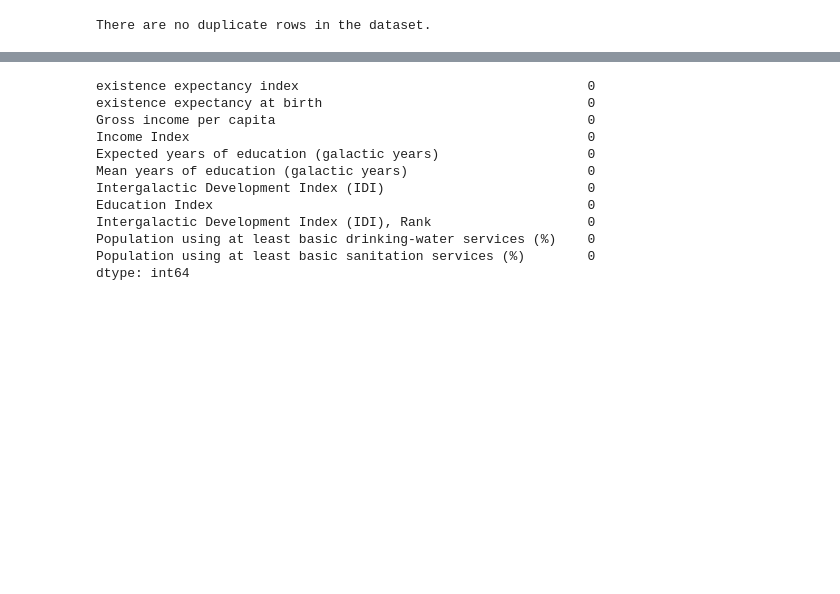
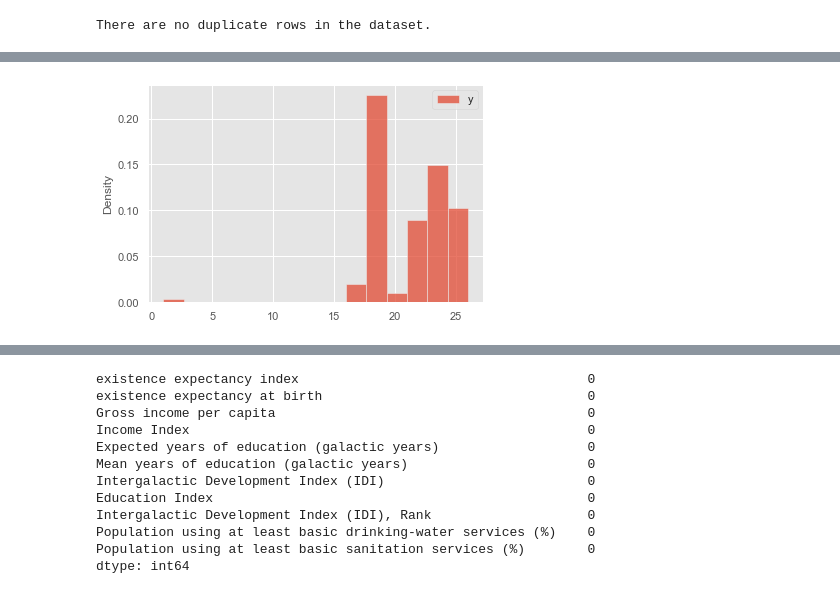
Before and after one commit to kamalzada/Python-codes, a Jupyter notebook: git_repository/Python-capstone-data2.ipynb, the cells around one changed output, grey strips where cells are left out. Cells and saved outputs as stored; diff of their text form; code cells hidden in the pictures; blank space fills up the shorter version.

```diff
--- a/git_repository/Python-capstone-data2.ipynb
+++ b/git_repository/Python-capstone-data2.ipynb
@@ -203,0 +182,5 @@ df['galactic year'] = df['galactic year'].astype('O')
+# %%
+sns.histplot(data=df.groupby('galaxy').count()['y'].to_frame(), stat='density')
+plt.show()
+# %% [output]
+[figure, added]
```
Also changed, not shown: parts of 23 cells of this notebook.
